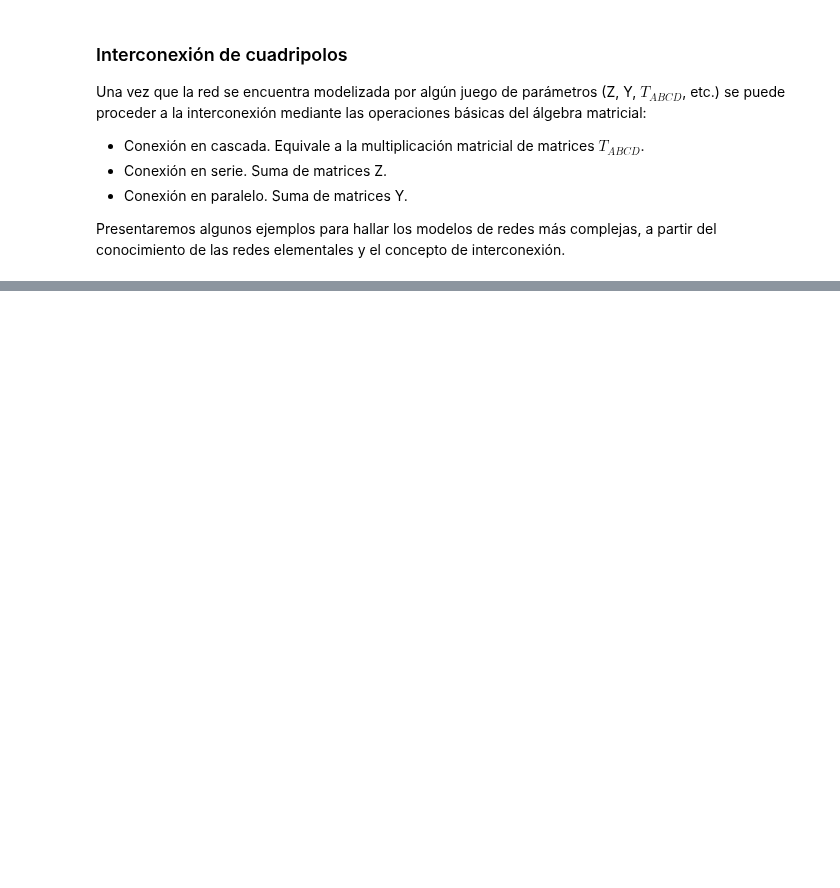
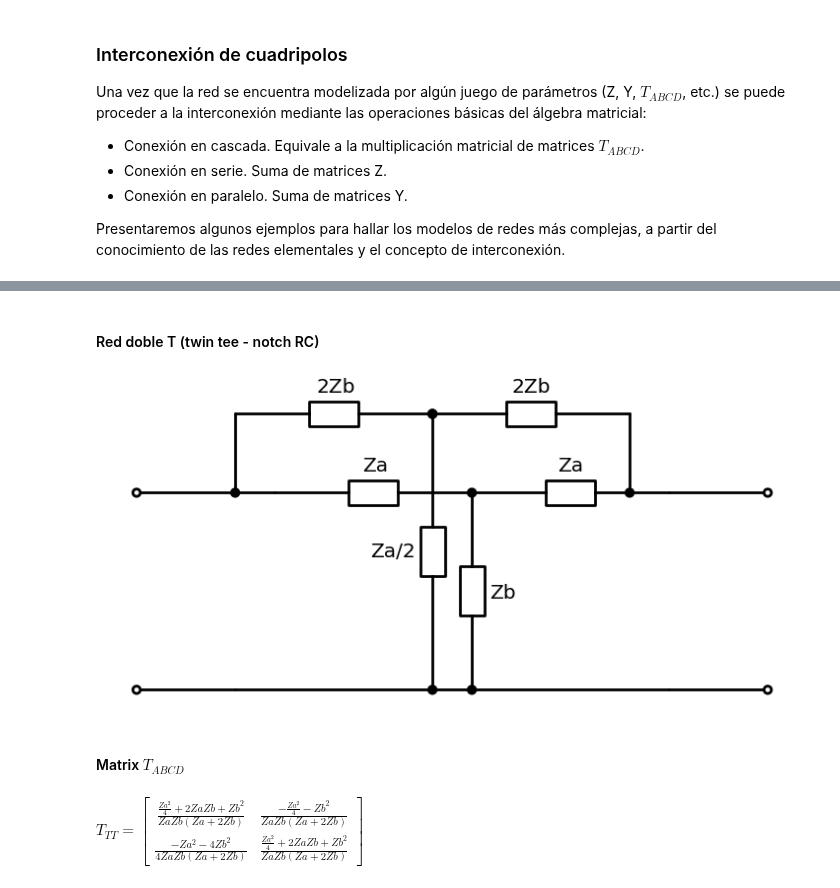
Before and after one commit to marianux/pytc2, a Jupyter notebook: docs/cuadripolos_elementales.ipynb, the cells around one changed output, grey strips where cells are left out. Saved outputs shown, nothing was run; the diff lists cells and outputs as text; code cells hidden in the pictures; blank space fills up the shorter version.

```diff
--- a/docs/cuadripolos_elementales.ipynb
+++ b/docs/cuadripolos_elementales.ipynb
@@ -401,0 +374,37 @@ $\displaystyle T_{TT}=\left[\begin{matrix}\frac{\frac{Za^{2}}{4} + 2 Za Zb + Zb^
+# %%
+print_subtitle('Red doble T (twin tee - notch RC)')
+
+Zt2 = sp.Matrix([[2*Zb+Za/2, Za/2], [Za/2, 2*Zb+Za/2]])
+
+# dibujamos la red T-puenteada
+with Drawing() as d:
+    d.config(fontsize=16, unit=4)
+    d = dibujar_puerto_entrada(d, port_name = '' )
+    d.push()
+    d += Line().length(d.unit*.4).up().idot()
+    d += (zb_up := ResistorIEC().right().label('2Zb').dot())
+    d += ResistorIEC().right().label('2Zb')
+    d += Line().length(d.unit*.4).down().dot()
+    d.pop()
+    d += Line().length(d.unit*.2).right()
+    d += ResistorIEC().right().label('Za').dot()
+    d.push()
+    d += (za_down := ResistorIEC().right().label('Za'))
+    d = dibujar_puerto_salida(d, port_name = '' )
+    d.pop()
+    d += ResistorIEC().label('Zb', loc='bottom').down().dot()
+    y_down  = d.here[1]
+    d += ResistorIEC().down().label('Za/2').idot().dot().endpoints( zb_up.end, [zb_up.end[0], y_down ])
+    d += Line().endpoints( [zb_up.start[0], y_down ], [za_down.end[0], y_down ])
+
+
+Ttt = Y2Tabcd_s( Tabcd2Y_s(Zt2**-1 + Zt.subs(Zc, Za) **-1) )
+
+print_subtitle('Matrix $T_{ABCD}$')
+
+print_latex(a_equal_b_latex_s('T_{TT}', Ttt ))
+# %% [output]
+#### Red doble T (twin tee - notch RC)
+[figure, added]
+#### Matrix $T_{ABCD}$
+$\displaystyle T_{TT}=\left[\begin{matrix}\frac{\frac{Za^{2}}{4} + 2 Za Zb + Zb^{2}}{Za Zb \left(Za + 2 Zb\right)} & \frac{- \frac{Za^{2}}{4} - Zb^{2}}{Za Zb \left(Za + 2 Zb\right)}\\\frac{- Za^{2} - 4 Zb^{2}}{4 Za Zb \left(Za + 2 Zb\right)} & \frac{\frac{Za^{2}}{4} + 2 Za Zb + Zb^{2}}{Za Zb \left(Za + 2 Zb\right)}\end{matrix}\right]$
```
Also changed, not shown: parts of 12 cells of this notebook, 16 other files.
